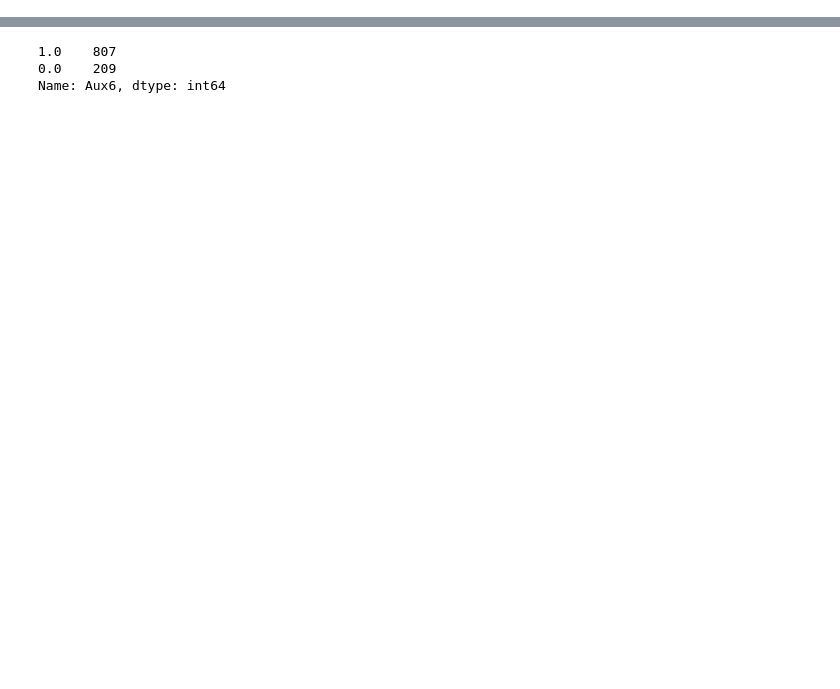
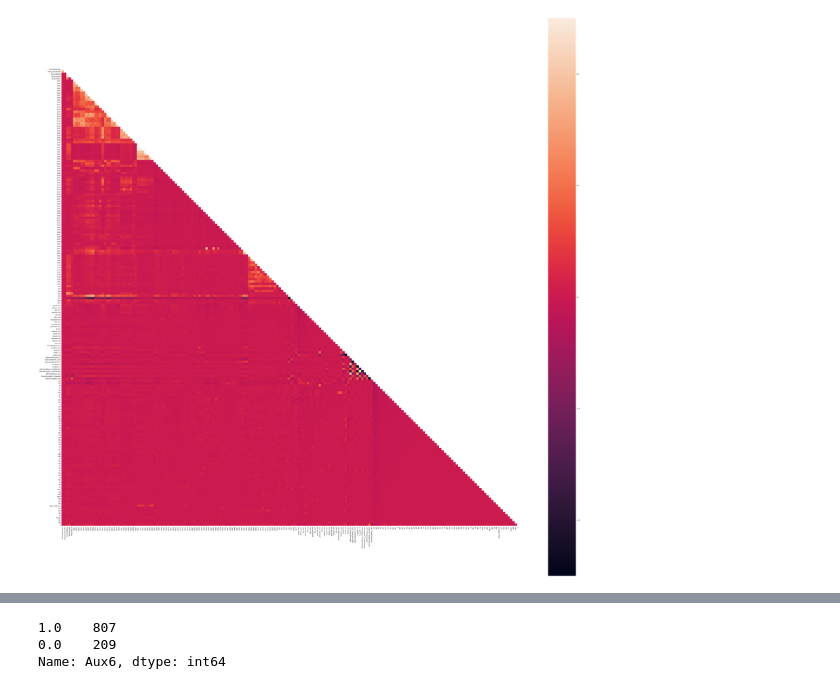
Before and after one commit to JohnHKleeman/MDG_Work, a Jupyter notebook: Trozzi_CoWorker_Project/SuperZoo_Analysis.ipynb, the cells around one changed output, grey strips where cells are left out. Drawn from its saved outputs; the diff is of its cells as text; code cells hidden in the pictures; blank space fills up the shorter version.

```diff
--- a/Trozzi_CoWorker_Project/SuperZoo_Analysis.ipynb
+++ b/Trozzi_CoWorker_Project/SuperZoo_Analysis.ipynb
@@ -482,4 +397,10 @@ DecisionTreeClassifier: 0.682157 (0.013525)
 y_test = pd.DataFrame({'y': y})
 # %%
 Z=[]
-Z=pd.concat([X,y_test],axis=1)
+Z=pd.concat([new_X4,y_test],axis=1)
+# %%
+corr = Z.select_dtypes(include = ['int64', 'float64','uint8']).iloc[:, 1:].corr()
+# %%
+corr = corr.drop(['São Paulo'], axis = 1)
+# %%
+corr = corr.drop(['São Paulo'], axis = 0)
@@ -485,0 +427,8 @@ Z=pd.concat([X,y_test],axis=1)
+# %%
+mask = np.zeros_like(corr)
+mask[np.triu_indices_from(mask)] = True
+plt.figure(figsize=(60, 60))
+with sns.axes_style("white"):
+    ax = sns.heatmap(corr, mask=mask, vmin = -1, vmax=1, square=True)
+# %% [output]
+[figure, added]
```
Also changed, not shown: parts of 126 cells of this notebook.
